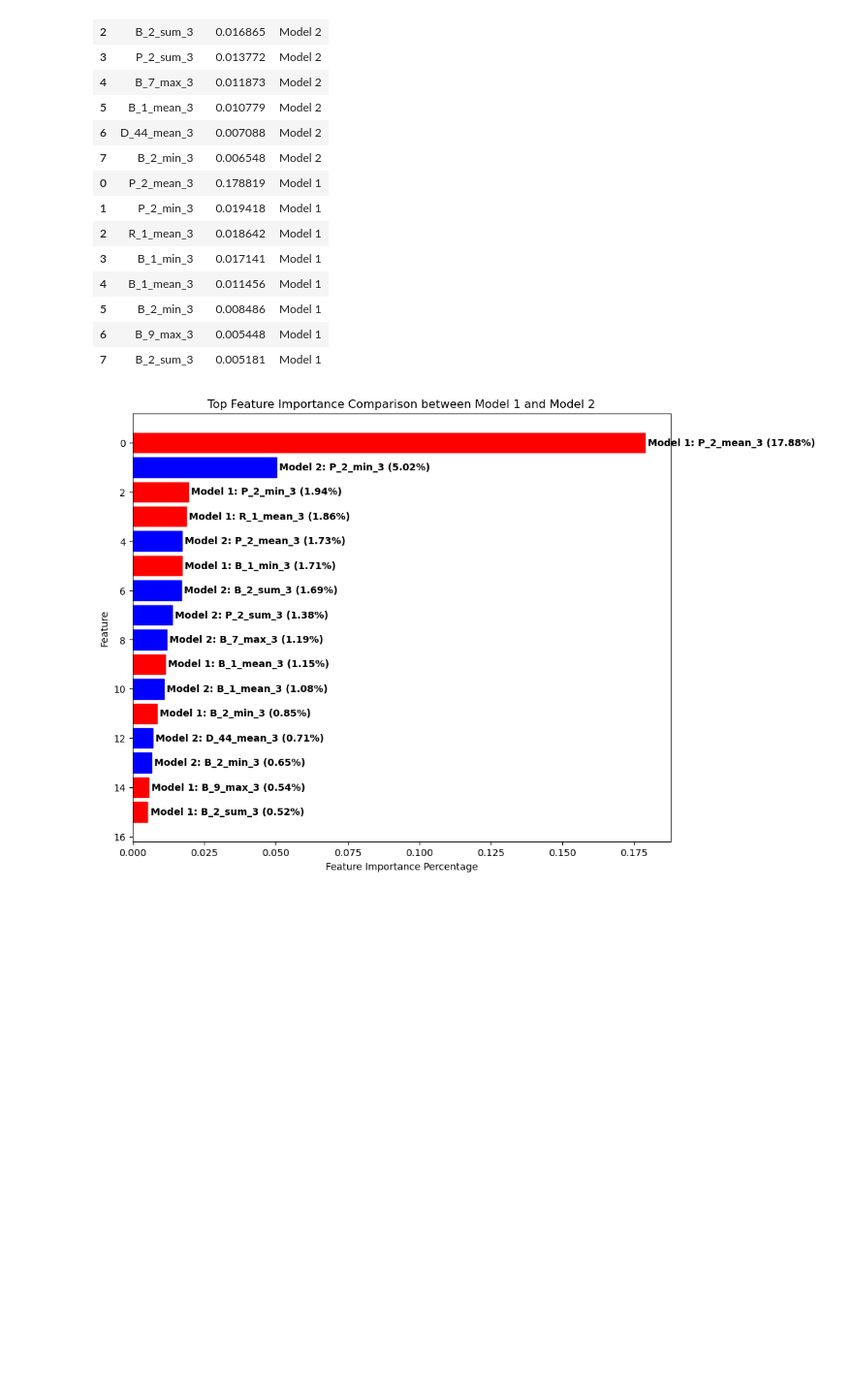
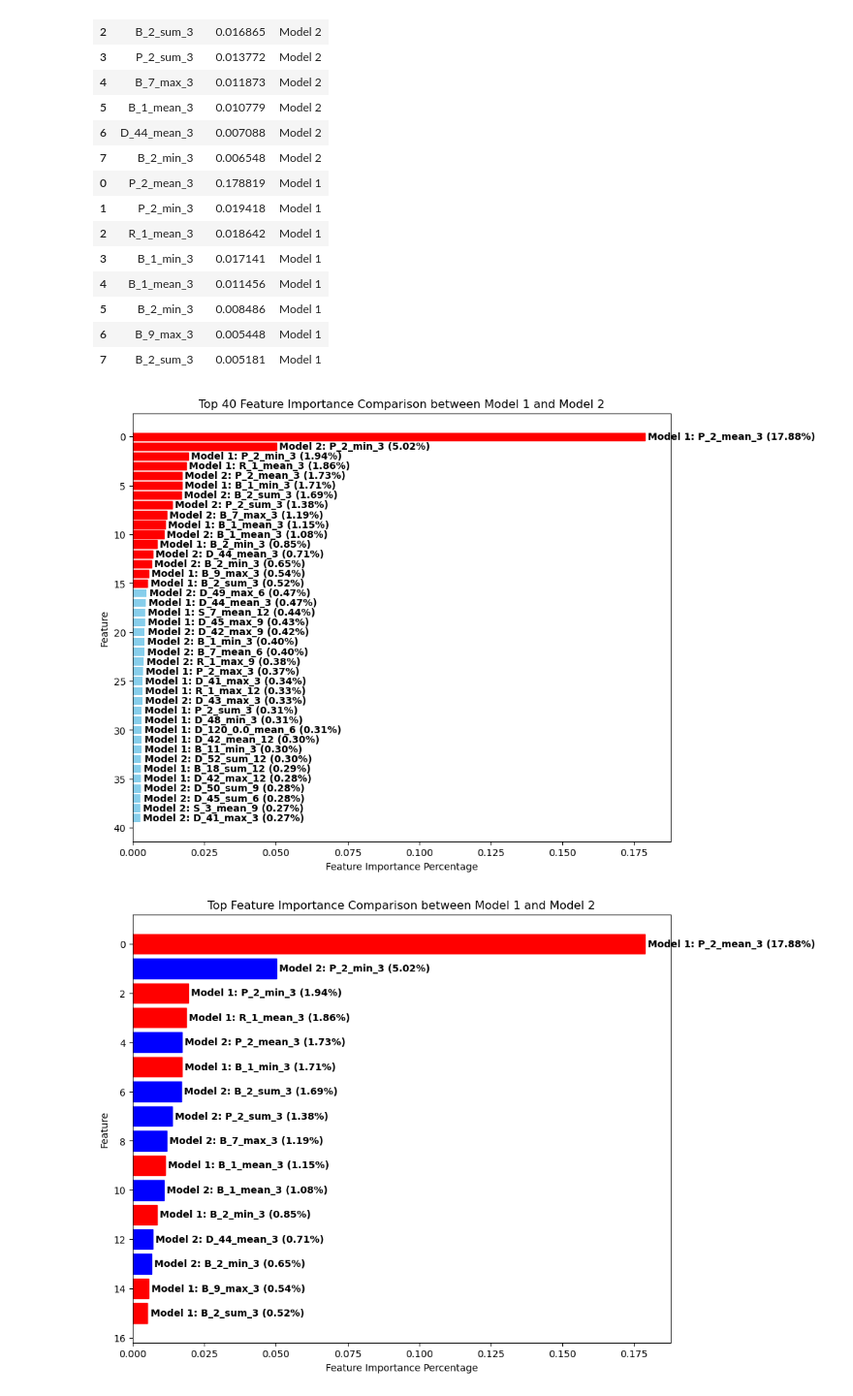
Before and after one commit to itoshiyanazawa/fall2024_ml_credit_risk, a Jupyter notebook: analysis_itoshi.ipynb, the cells around one changed output. Shown at 97% size. Drawn from its saved outputs; the diff is of its cells as text; code cells hidden in the pictures; blank space fills up the shorter version.

Commit message:
feature importance changes

```diff
--- a/analysis_itoshi.ipynb
+++ b/analysis_itoshi.ipynb
@@ -505,6 +493,52 @@ feature_importance_concat_df
 | 5 | B_2_min_3 | 0.008486 | Model 1 |
 | 6 | B_9_max_3 | 0.005448 | Model 1 |
 | 7 | B_2_sum_3 | 0.005181 | Model 1 |
+# %%
+import pandas as pd
+import matplotlib.pyplot as plt
+
+# Load feature importance from the first model
+feature_importance_initial_df1 = pd.read_csv('data/model1_feature_importance_initial.csv')
+feature_importance_initial_df1['Model'] = 'Model 1'
+
+# Load feature importance from the second model
+feature_importance_initial_df2 = pd.read_csv('data/feature_importance_parameter_model_initial.csv')
+feature_importance_initial_df2['Model'] = 'Model 2'
+
+# Concatenate both DataFrames
+combined_feature_importance_initial = pd.concat([feature_importance_initial_df1, feature_importance_initial_df2])
+
+# Sort the combined DataFrame by importance values in descending order
+combined_feature_importance_initial.sort_values(by='Importance', ascending=False, inplace=True)
+
+# Filter the top 30 features
+top_30_features = combined_feature_importance_initial.head(40)
+
+# Plotting
+plt.figure(figsize=(10, 8))
+
+# Plot horizontal bars
+bars = plt.barh(range(len(top_30_features)), top_30_features['Importance'], color='skyblue')
+
+# Add labels for model name and percentage
+for i, bar in enumerate(bars):
+    feature = top_30_features.iloc[i]['Feature']
+    importance = top_30_features.iloc[i]['Importance']
+    model = top_30_features.iloc[i]['Model']
+    if importance > 0.005:
+        bar.set_color('red')
+    plt.text(bar.get_width() + 0.001, bar.get_y() + bar.get_height()/2, f'{model}: {feature} ({importance:.2%})', va='center', ha='left', fontsize=10, color='black', weight='bold')
+
+# Add labels and title
+plt.xlabel('Feature Importance Percentage')
+plt.ylabel('Feature')
+plt.title('Top 40 Feature Importance Comparison between Model 1 and Model 2')
+plt.gca().invert_yaxis()  # Invert y-axis to have the highest importance at the top
+
+# Show plot
+plt.show()
+# %% [output]
+[figure, added]
 # %%
 import pandas as pd
 import matplotlib.pyplot as plt
```
Also changed, not shown: parts of 2 cells of this notebook.
